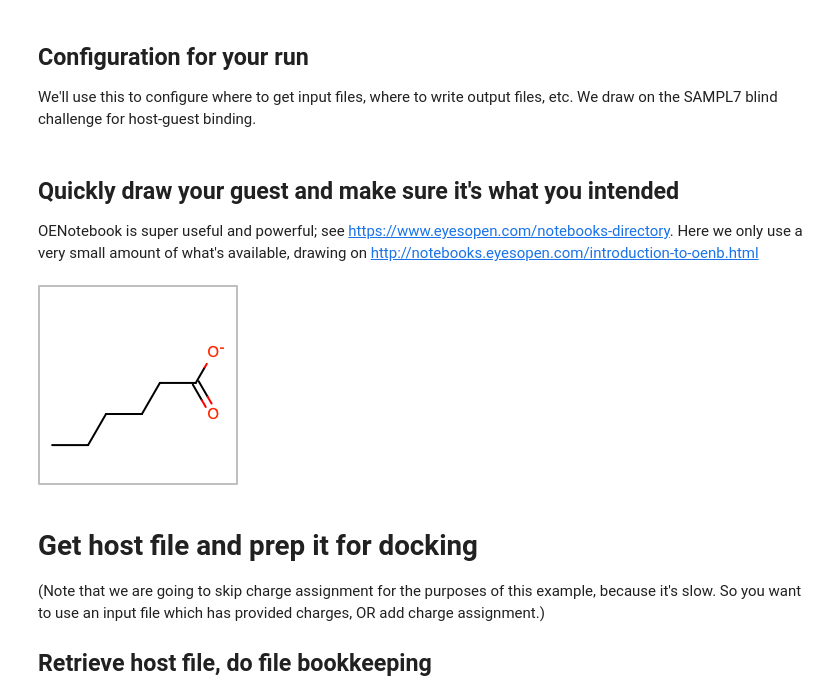
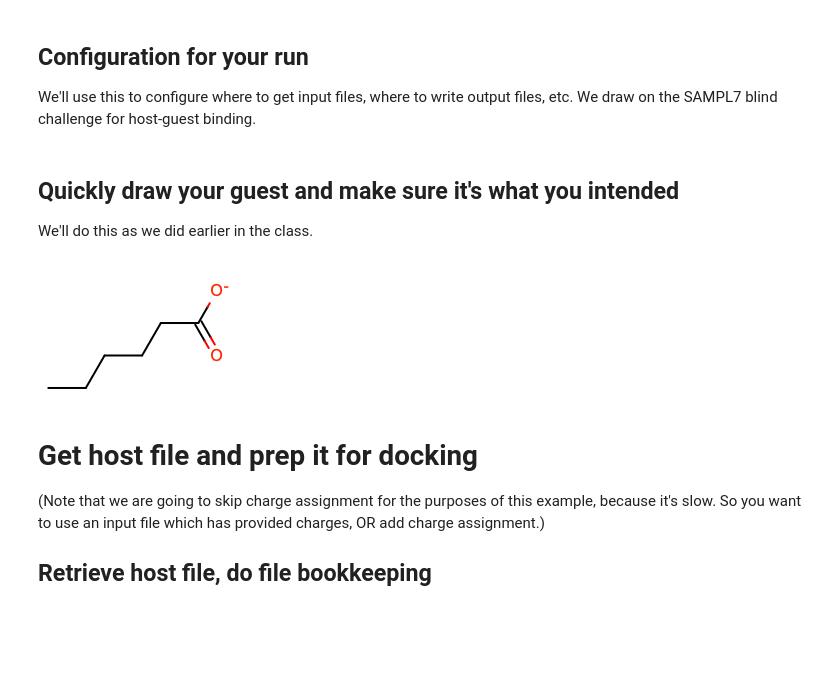
Before and after one commit to MobleyLab/drug-computing, a Jupyter notebook: uci-pharmsci/lectures/SMIRNOFF_simulations/smirnoff_host_guest.ipynb, the cells around one changed output. Saved outputs shown, nothing was run; the diff lists cells and outputs as text; code cells hidden in the pictures; blank space fills up the shorter version.

Commit message:
Update host-guest example to current OpenFF

```diff
--- a/uci-pharmsci/lectures/SMIRNOFF_simulations/smirnoff_host_guest.ipynb
+++ b/uci-pharmsci/lectures/SMIRNOFF_simulations/smirnoff_host_guest.ipynb
@@ -51,19 +57,24 @@ guest_smiles = 'CCCCCC([O-])=O' # SAMPL7 guest 1
 
 # Another useful source of host-guest files is the benchmarksets repo, e.g. github.com/mobleylab/benchmarksets
 # This notebook has also been tested on CB7 Set 1 host-cb7.mol2 with SMILES CC12CC3CC(C1)(CC(C3)(C2)[NH3+])C.
-# %% [markdown]
-## Quickly draw your guest and make sure it's what you intended
-
-OENotebook is super useful and powerful; see https://www.eyesopen.com/notebooks-directory. Here we only use a very small amount of what's available, drawing on http://notebooks.eyesopen.com/introduction-to-oenb.html
+# %% [markdown]
+## Quickly draw your guest and make sure it's what you intended
+
+We'll do this as we did earlier in the class.
 # %%
 # Create empty OEMol
 mol = oechem.OEMol()
 # Convert SMILES
 oechem.OESmilesToMol(mol, guest_smiles)
+
 # Draw
-oenb.draw_mol(mol)
+from IPython.display import Image
+import openeye.oedepict as oedepict # Use OpenEye depiction toolkit
+oedepict.OEPrepareDepiction(mol)
+oedepict.OERenderMolecule("DepictGuest.png", mol)
+Image('DepictGuest.png',width = 200)
 # %% [output]
-[figure, old version]
+[figure, new version]
 # %% [markdown]
 # Get host file and prep it for docking
 (Note that we are going to skip charge assignment for the purposes of this example, because it's slow. So you want to use an input file which has provided charges, OR add charge assignment.)
```
Also changed, not shown: parts of 9 cells of this notebook.
